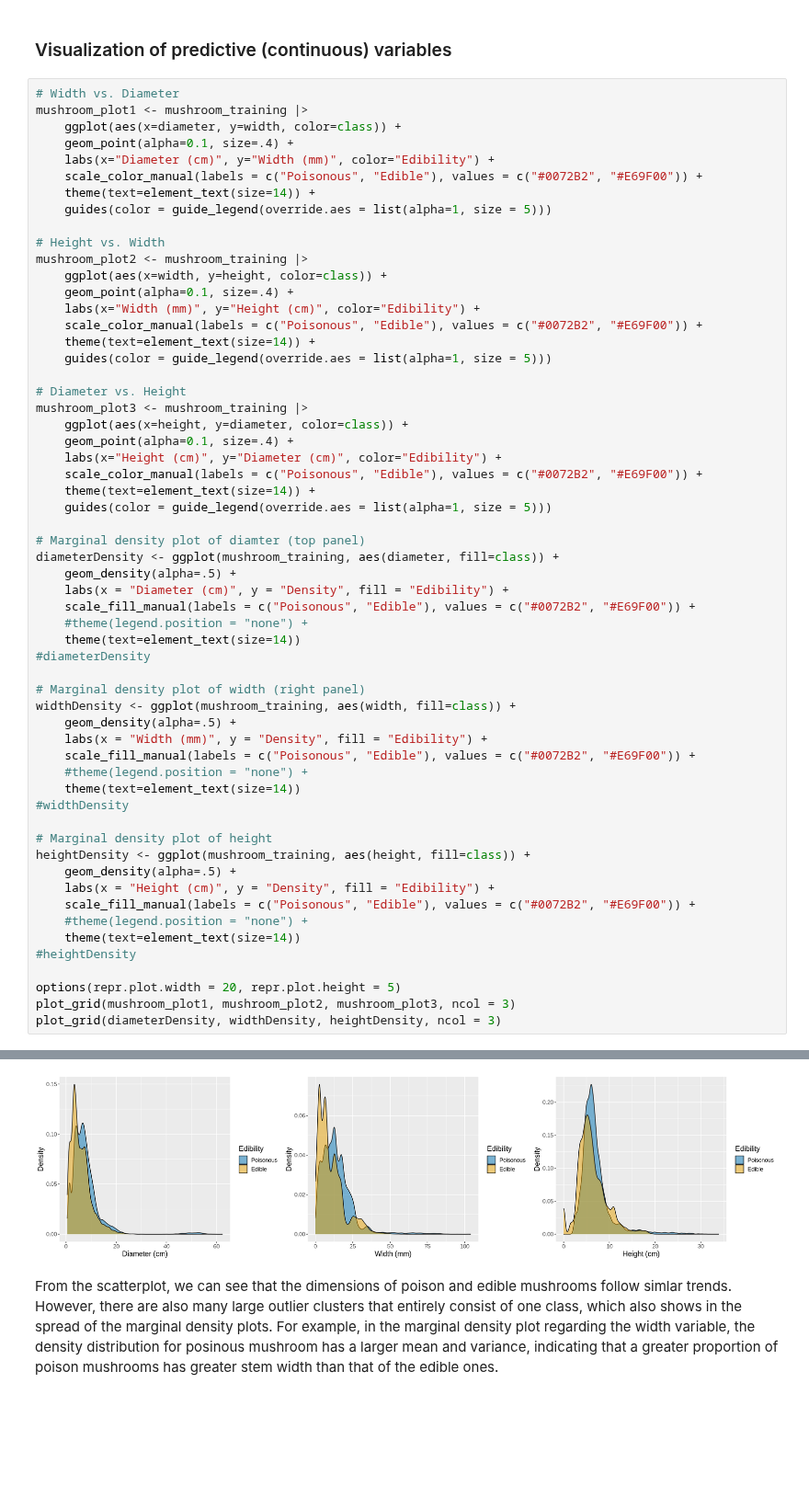
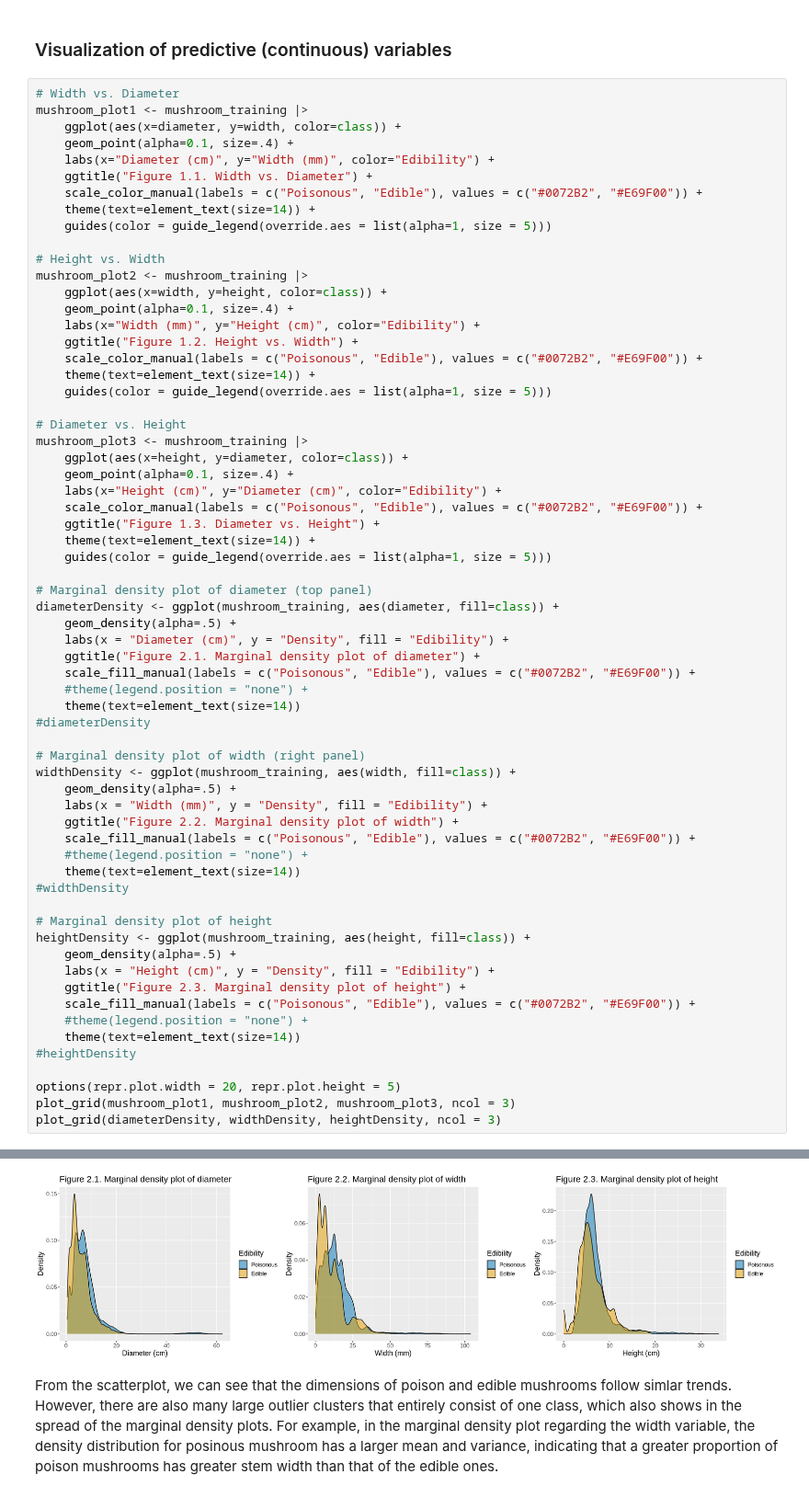
Before and after one commit to ciciliujx/DSCI100-Project, a Jupyter notebook: project.ipynb, the cells around one changed output, grey strips where cells are left out. Shown at 92% size. Cells and saved outputs as stored; diff of their text form; blank space fills up the shorter version.

Commit message:
figure titles and numbers

```diff
--- a/project.ipynb
+++ b/project.ipynb
@@ -130,6 +130,7 @@ mushroom_plot1 <- mushroom_training |>
     ggplot(aes(x=diameter, y=width, color=class)) +
     geom_point(alpha=0.1, size=.4) +
     labs(x="Diameter (cm)", y="Width (mm)", color="Edibility") +
+    ggtitle("Figure 1.1. Width vs. Diameter") +
     scale_color_manual(labels = c("Poisonous", "Edible"), values = c("#0072B2", "#E69F00")) +
     theme(text=element_text(size=14)) +
     guides(color = guide_legend(override.aes = list(alpha=1, size = 5)))
@@ -139,6 +140,7 @@ mushroom_plot2 <- mushroom_training |>
     ggplot(aes(x=width, y=height, color=class)) +
     geom_point(alpha=0.1, size=.4) +
     labs(x="Width (mm)", y="Height (cm)", color="Edibility") +
+    ggtitle("Figure 1.2. Height vs. Width") +
     scale_color_manual(labels = c("Poisonous", "Edible"), values = c("#0072B2", "#E69F00")) +
     theme(text=element_text(size=14)) +
     guides(color = guide_legend(override.aes = list(alpha=1, size = 5)))
@@ -149,13 +151,15 @@ mushroom_plot3 <- mushroom_training |>
     geom_point(alpha=0.1, size=.4) +
     labs(x="Height (cm)", y="Diameter (cm)", color="Edibility") +
     scale_color_manual(labels = c("Poisonous", "Edible"), values = c("#0072B2", "#E69F00")) +
+    ggtitle("Figure 1.3. Diameter vs. Height") +
     theme(text=element_text(size=14)) +
     guides(color = guide_legend(override.aes = list(alpha=1, size = 5)))
 
-# Marginal density plot of diamter (top panel)
+# Marginal density plot of diameter (top panel)
 diameterDensity <- ggplot(mushroom_training, aes(diameter, fill=class)) +
     geom_density(alpha=.5) +
     labs(x = "Diameter (cm)", y = "Density", fill = "Edibility") +
+    ggtitle("Figure 2.1. Marginal density plot of diameter") +
     scale_fill_manual(labels = c("Poisonous", "Edible"), values = c("#0072B2", "#E69F00")) +
     #theme(legend.position = "none") +
     theme(text=element_text(size=14))
@@ -165,6 +169,7 @@ diameterDensity <- ggplot(mushroom_training, aes(diameter, fill=class)) +
 widthDensity <- ggplot(mushroom_training, aes(width, fill=class)) +
     geom_density(alpha=.5) +
     labs(x = "Width (mm)", y = "Density", fill = "Edibility") +
+    ggtitle("Figure 2.2. Marginal density plot of width") +
     scale_fill_manual(labels = c("Poisonous", "Edible"), values = c("#0072B2", "#E69F00")) +
     #theme(legend.position = "none") +
     theme(text=element_text(size=14))
@@ -174,6 +179,7 @@ widthDensity <- ggplot(mushroom_training, aes(width, fill=class)) +
 heightDensity <- ggplot(mushroom_training, aes(height, fill=class)) +
     geom_density(alpha=.5) +
     labs(x = "Height (cm)", y = "Density", fill = "Edibility") +
+    ggtitle("Figure 2.3. Marginal density plot of height") +
     scale_fill_manual(labels = c("Poisonous", "Edible"), values = c("#0072B2", "#E69F00")) +
     #theme(legend.position = "none") +
     theme(text=element_text(size=14))
@@ -187,4 +193,4 @@ plot_grid(diameterDensity, widthDensity, heightDensity, ncol = 3)
-[figure, old version]
+[figure, new version]
 # %% [markdown]
 From the scatterplot, we can see that the dimensions of poison and edible mushrooms follow simlar trends. However, there are also many large outlier clusters that entirely consist of one class, which also shows in the spread of the marginal density plots. For example, in the marginal density plot regarding the width variable, the density distribution for posinous mushroom has a larger mean and variance, indicating that a greater proportion of poison mushrooms has greater stem width than that of the edible ones.
 # %% [markdown]
```
Also changed, not shown: parts of 1 cell of this notebook.
